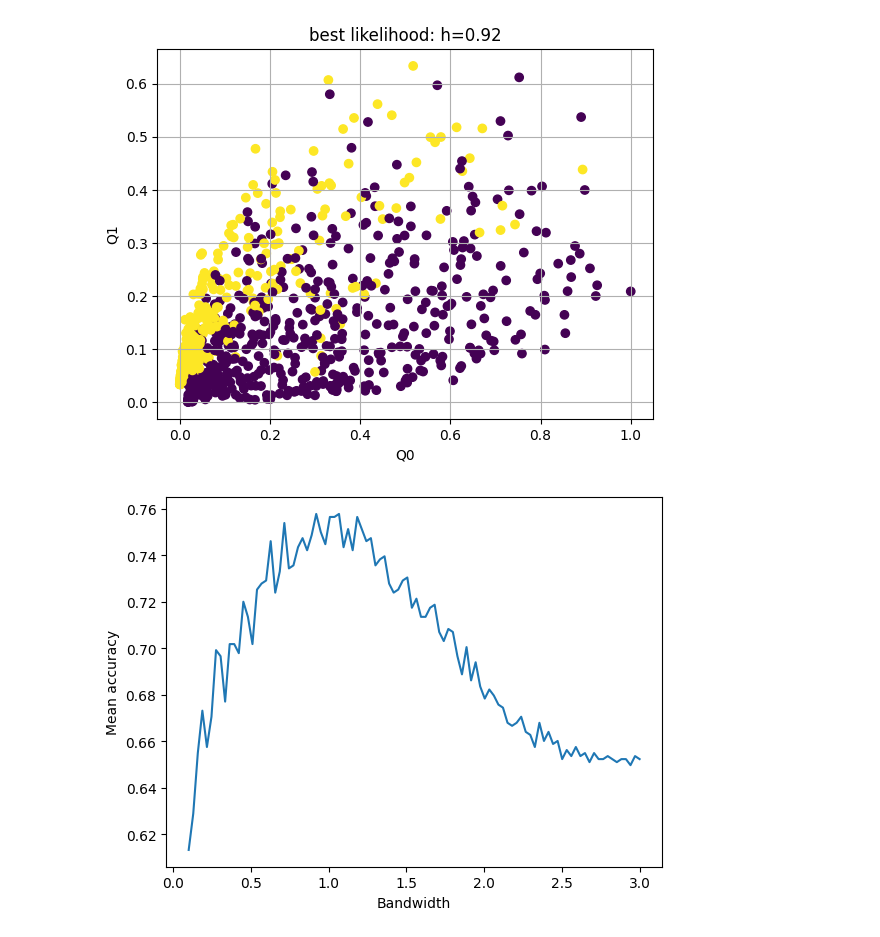
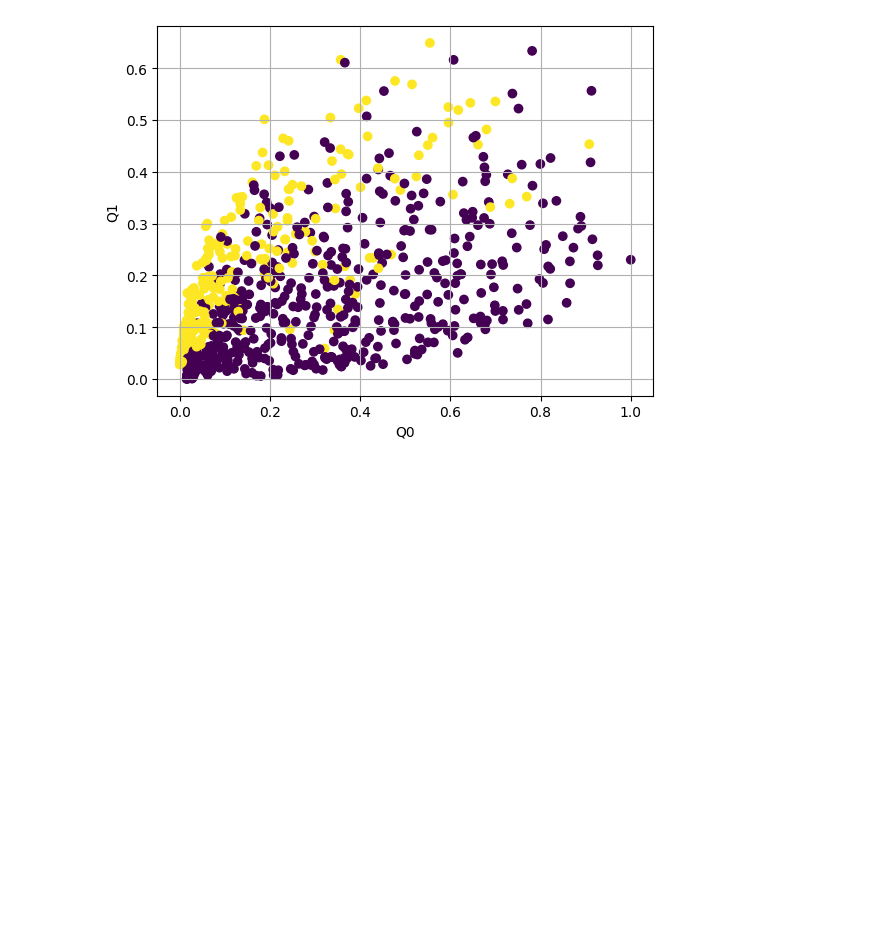
Before and after one commit to eduardo-ufmg/reconhecimento_de_padroes, a Jupyter notebook: bayes_E2/bayes_E2.ipynb, the cells around one changed output. Cells and saved outputs as stored; diff of their text form; code cells hidden in the pictures; blank space fills up the shorter version.

```diff
--- a/bayes_E2/bayes_E2.ipynb
+++ b/bayes_E2/bayes_E2.ipynb
@@ -121,7 +121,7 @@ def plot_likelihood(Q0, Q1, y, title="likelihood"):
   plt.xlabel('Q0')
   plt.ylabel('Q1')
   plt.grid()
-  plt.title(title)
+  plt.savefig(f'{title}.png')
   plt.show()
 
 def make_likelihood_gif(Qs, y, filename='likelihood_animation.gif'):
@@ -152,34 +152,26 @@ def make_likelihood_gif(Qs, y, filename='likelihood_animation.gif'):
 # %%
 from sklearn.model_selection import cross_val_score, KFold
 
 hs = np.linspace(0.1, 3, 100)
 
-kf = KFold(n_splits=3, shuffle=True)
+kf = KFold(n_splits=10, shuffle=True)
 mean_accuracy = []
 Qs = []
 
 for h in hs:
   bayeskde = BayesKDE(bandwidth=h)
   scores = cross_val_score(bayeskde, X, y, cv=kf, scoring='accuracy')
   mean_accuracy.append(np.mean(scores))
 
   Q0, Q1 = compute_likelihood(bayeskde, X, y)
   Qs.append((h, Q0, Q1))
 
 best_h = hs[np.argmax(mean_accuracy)]
 best_bayeskde = BayesKDE(bandwidth=best_h)
 best_Q0, best_Q1 = compute_likelihood(best_bayeskde, X, y)
-plot_likelihood(best_Q0, best_Q1, y, title=f"best likelihood: h={best_h:.2f}")
+plot_likelihood(best_Q0, best_Q1, y, title=f"best_h={best_h:.2f}")
 
 # make_likelihood_gif(Qs, y)
-
-plt.figure()
-plt.plot(hs, mean_accuracy)
-plt.xlabel('Bandwidth')
-plt.ylabel('Mean accuracy')
-plt.savefig('bandwidth_vs_accuracy.png')
-plt.show()
 # %% [output]
-[figure, old version]
+[figure, new version]
-[figure, removed]
 # %%
```
Also changed, not shown: parts of 1 cell of this notebook, 11 other files.
